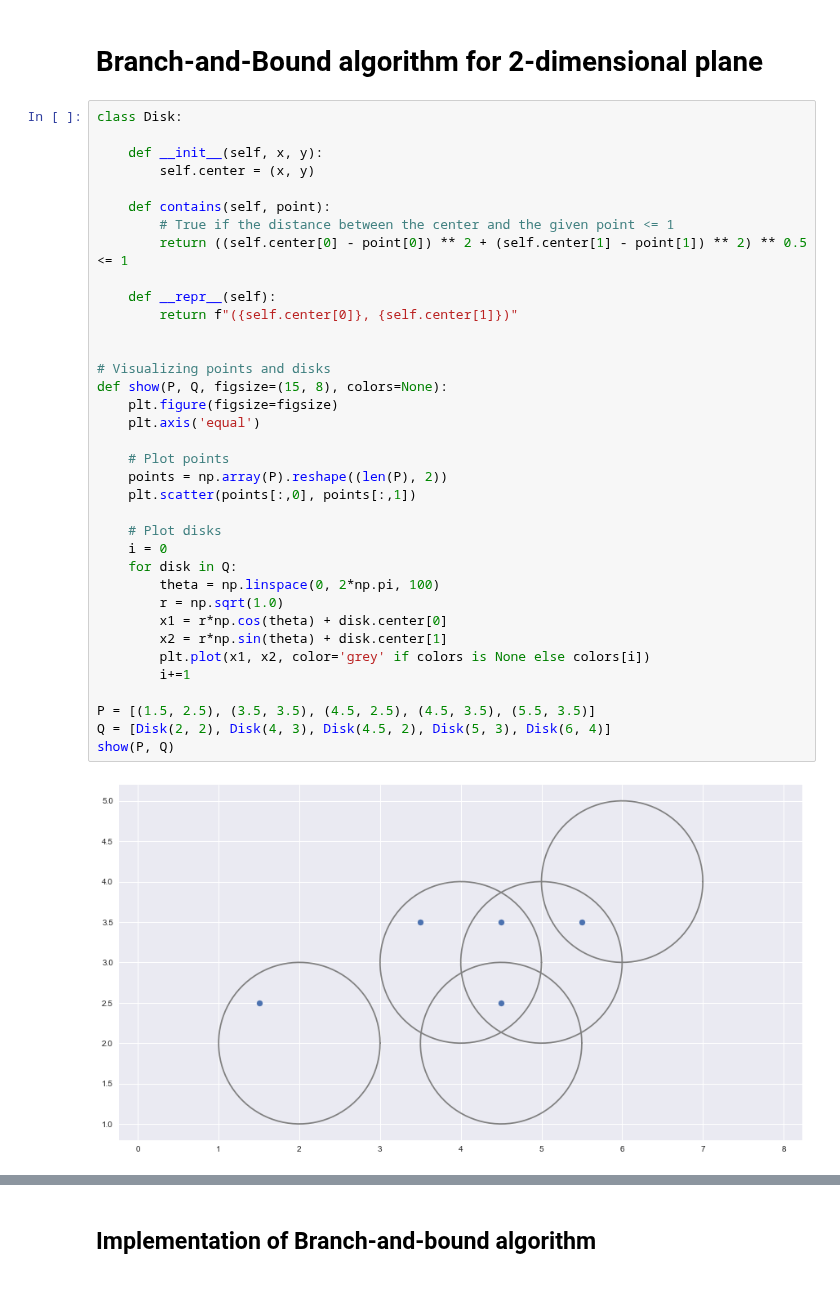
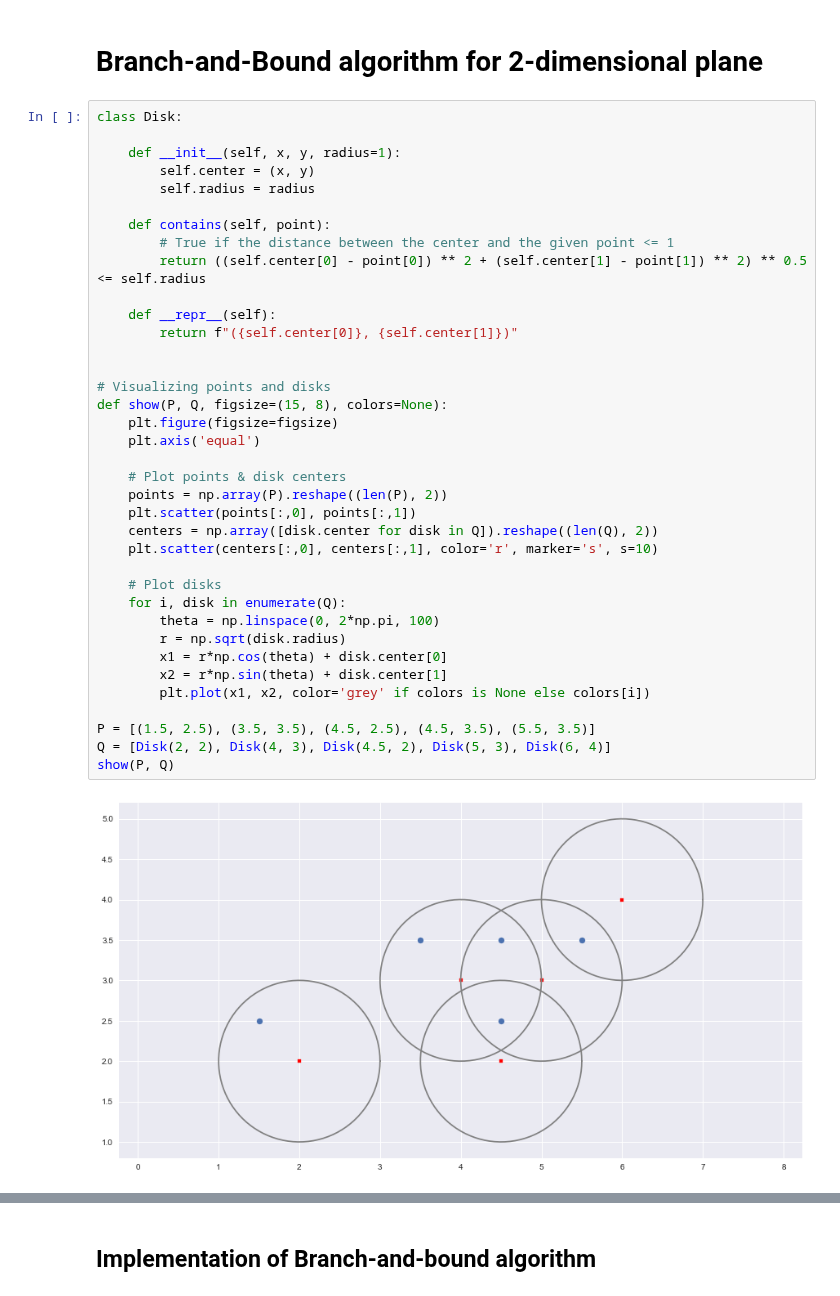
Before and after one commit to vesran/AAP, a Jupyter notebook: DUDC.ipynb, the cells around one changed output, grey strips where cells are left out. Cells and saved outputs as stored; diff of their text form.

```diff
--- a/DUDC.ipynb
+++ b/DUDC.ipynb
@@ -8,41 +8,42 @@ plt.style.use('seaborn')
 # %%
 class Disk:
 
-    def __init__(self, x, y):
+    def __init__(self, x, y, radius=1):
         self.center = (x, y)
+        self.radius = radius
 
     def contains(self, point):
         # True if the distance between the center and the given point <= 1
-        return ((self.center[0] - point[0]) ** 2 + (self.center[1] - point[1]) ** 2) ** 0.5 <= 1
+        return ((self.center[0] - point[0]) ** 2 + (self.center[1] - point[1]) ** 2) ** 0.5 <= self.radius
 
     def __repr__(self):
         return f"({self.center[0]}, {self.center[1]})"
 
 
 # Visualizing points and disks
 def show(P, Q, figsize=(15, 8), colors=None):
     plt.figure(figsize=figsize)
     plt.axis('equal')
 
-    # Plot points
+    # Plot points & disk centers
     points = np.array(P).reshape((len(P), 2))
     plt.scatter(points[:,0], points[:,1])
+    centers = np.array([disk.center for disk in Q]).reshape((len(Q), 2))
+    plt.scatter(centers[:,0], centers[:,1], color='r', marker='s', s=10)
 
     # Plot disks
-    i = 0
-    for disk in Q:
+    for i, disk in enumerate(Q):
         theta = np.linspace(0, 2*np.pi, 100)
-        r = np.sqrt(1.0)
+        r = np.sqrt(disk.radius)
         x1 = r*np.cos(theta) + disk.center[0]
         x2 = r*np.sin(theta) + disk.center[1]
         plt.plot(x1, x2, color='grey' if colors is None else colors[i])
-        i+=1
 
 P = [(1.5, 2.5), (3.5, 3.5), (4.5, 2.5), (4.5, 3.5), (5.5, 3.5)]
 Q = [Disk(2, 2), Disk(4, 3), Disk(4.5, 2), Disk(5, 3), Disk(6, 4)]
 show(P, Q)
 # %% [output]
-[figure, old version]
+[figure, new version]
 # %% [markdown]
 ## NP-hardness proof
 
```
Also changed, not shown: parts of 4 cells of this notebook.
